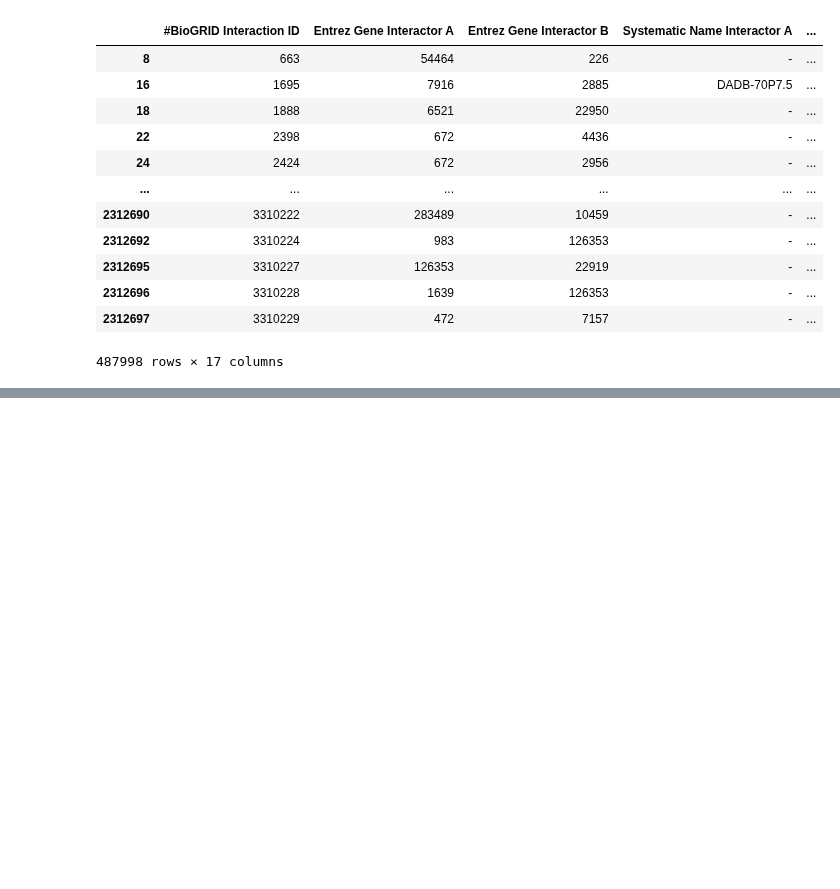
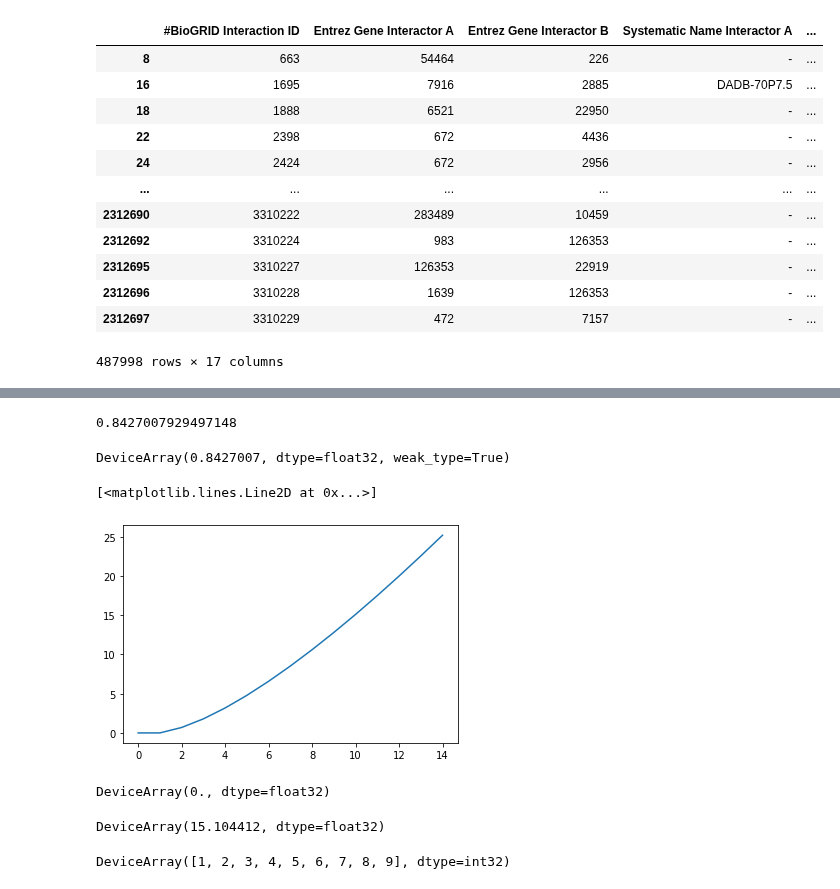
Before and after one commit to ajipalar/pynet, a Jupyter notebook: devel/PlotBioGridStats.ipynb, the cells around one changed output, grey strips where cells are left out. Saved outputs shown, nothing was run; the diff lists cells and outputs as text; code cells hidden in the pictures; blank space fills up the shorter version.

```diff
--- a/devel/PlotBioGridStats.ipynb
+++ b/devel/PlotBioGridStats.ipynb
@@ -187,0 +287,10 @@ mg.query('SLC4A1')
+# %%
+del z
+del c
+for i in range(10):
+    c = i + i * 1j
+    se = scipy.special.erfc(c)
+    z = jnp.real(c), jnp.imag(c)
+    z = jnp.array(z)
+    je = jax.scipy.special.erfc(z)
+    print(c, z, se, je)
@@ -187,0 +308,17 @@ mg.query('SLC4A1')
+# %%
+# erf and erfc return the real compoents for both jax and scipy implementations
+# scipy returns complex number, jax returns the real componet
+#
+
+# the lax version seems to work with real valued arguments
+#
+del z
+del c
+for i in range(10):
+    c = i * 1j
+    se = scipy.special.erf(c)
+    z = jnp.imag(c)
+    #z = jnp.array(z)
+    je = jax.scipy.special.erf(z)
+    jlax = jax.lax.erf(z)
+    print(c, z, se, je, jlax)
@@ -187,0 +336,8 @@ mg.query('SLC4A1')
+# %%
+scipy.special.erf(1)
+# %% [output]
+0.8427007929497148
+# %%
+jax.lax.erf(1.0)
+# %% [output]
+DeviceArray(0.8427007, dtype=float32, weak_type=True)
@@ -187,0 +346,15 @@ mg.query('SLC4A1')
+# %%
+x = jnp.arange(0, 15)
+y = [logfactorial(i) for i in x]
+plt.plot(x, y)
+# %% [output]
+[<matplotlib.lines.Line2D at 0x...>]
+[figure, added]
+# %%
+jlogfactorial(1)
+# %% [output]
+DeviceArray(0., dtype=float32)
+# %%
+jax.jit(logsum)(10)
+# %% [output]
+DeviceArray(15.104412, dtype=float32)
@@ -187,0 +488,4 @@ mg.query('SLC4A1')
+# %%
+jnp.array(list(range(10)))[1:10]
+# %% [output]
+DeviceArray([1, 2, 3, 4, 5, 6, 7, 8, 9], dtype=int32)
```
Also changed, not shown: parts of 83 cells of this notebook.
